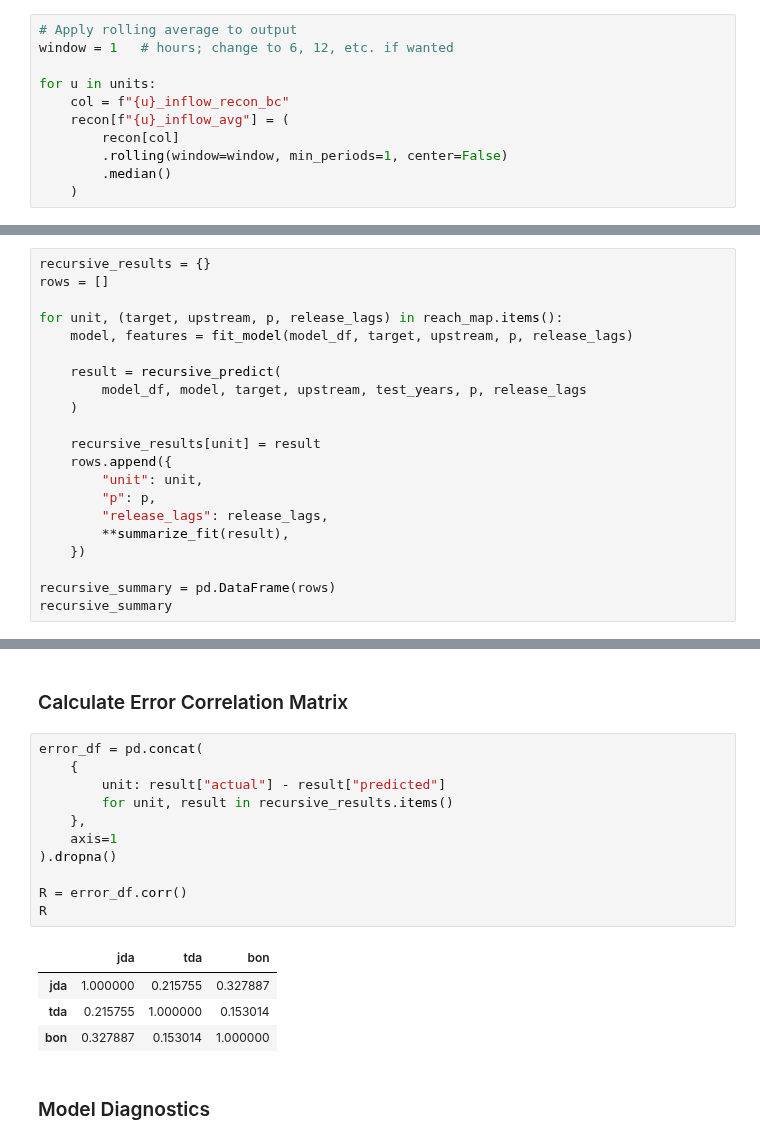
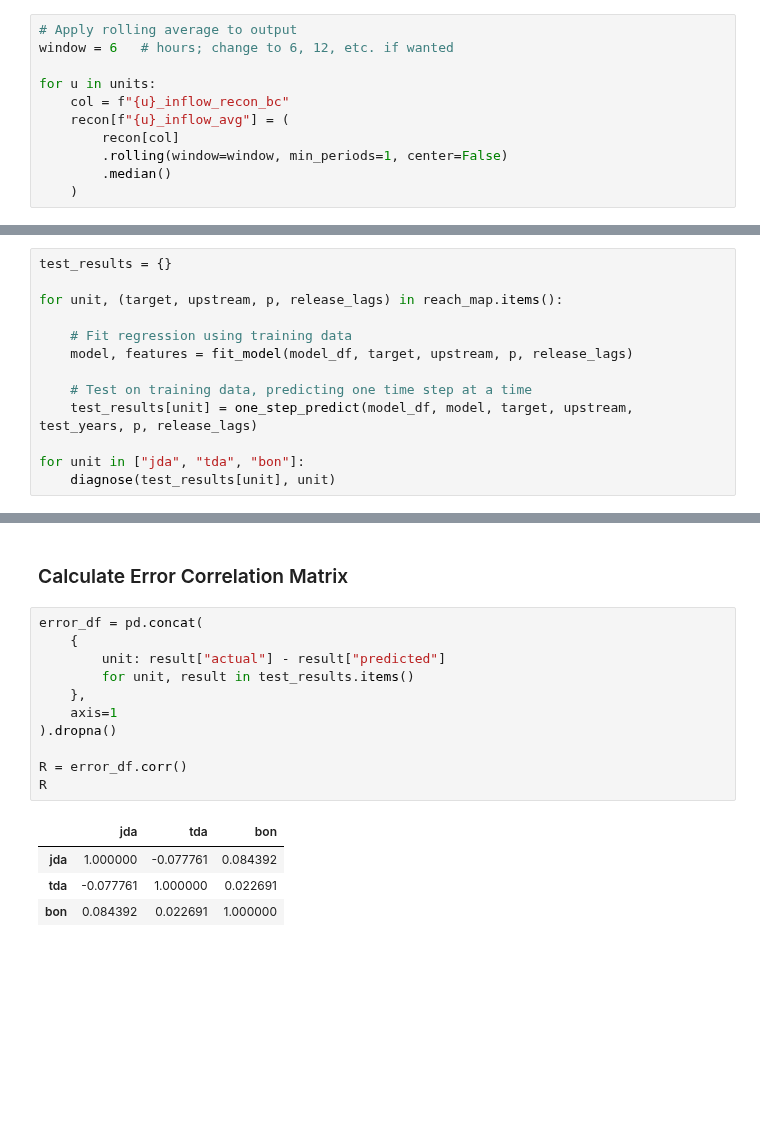
Before and after one commit to ecohn44/cascaded-hydro, a Jupyter notebook: py-forecasting/inflow-models-full.ipynb, the cells around one changed output, grey strips where cells are left out. Cells and saved outputs as stored; diff of their text form; blank space fills up the shorter version.

Commit message:
ddu models

```diff
--- a/py-forecasting/inflow-models-full.ipynb
+++ b/py-forecasting/inflow-models-full.ipynb
@@ -722,7 +722,7 @@ for u in units:
     recon[f"{u}_inflow_recon_bc"] = recon[f"{u}_inflow_recon"] - bias
 # %%
 # Apply rolling average to output
-window = 1   # hours; change to 6, 12, etc. if wanted
+window = 6   # hours; change to 6, 12, etc. if wanted
 
 for u in units:
     col = f"{u}_inflow_recon_bc"
@@ -926,22 +961,14 @@ def recursive_predict(df, model, target, upstream, test_years, p, release_lags):
 # %%
-recursive_results = {}
-rows = []
+test_results = {}
 
 for unit, (target, upstream, p, release_lags) in reach_map.items():
+
+    # Fit regression using training data
     model, features = fit_model(model_df, target, upstream, p, release_lags)
 
-    result = recursive_predict(
-        model_df, model, target, upstream, test_years, p, release_lags
-    )
+    # Test on training data, predicting one time step at a time
+    test_results[unit] = one_step_predict(model_df, model, target, upstream, test_years, p, release_lags)
 
-    recursive_results[unit] = result
-    rows.append({
-        "unit": unit,
-        "p": p,
-        "release_lags": release_lags,
-        **summarize_fit(result),
-    })
-
-recursive_summary = pd.DataFrame(rows)
-recursive_summary
+for unit in ["jda", "tda", "bon"]:
+    diagnose(test_results[unit], unit)
 # %% [output]
@@ -980,18 +1024,16 @@ dtype: float64
 # %%
 error_df = pd.concat(
     {
         unit: result["actual"] - result["predicted"]
-        for unit, result in recursive_results.items()
+        for unit, result in test_results.items()
     },
     axis=1
 ).dropna()
 
 R = error_df.corr()
 R
 # %% [output]
 |  | jda | tda | bon |
-| jda | 1.000000 | 0.215755 | 0.327887 |
-| tda | 0.215755 | 1.000000 | 0.153014 |
-| bon | 0.327887 | 0.153014 | 1.000000 |
+| jda | 1.000000 | -0.077761 | 0.084392 |
+| tda | -0.077761 | 1.000000 | 0.022691 |
+| bon | 0.084392 | 0.022691 | 1.000000 |
-# %% [markdown]
-### Model Diagnostics
```
Also changed, not shown: parts of 18 cells of this notebook.
